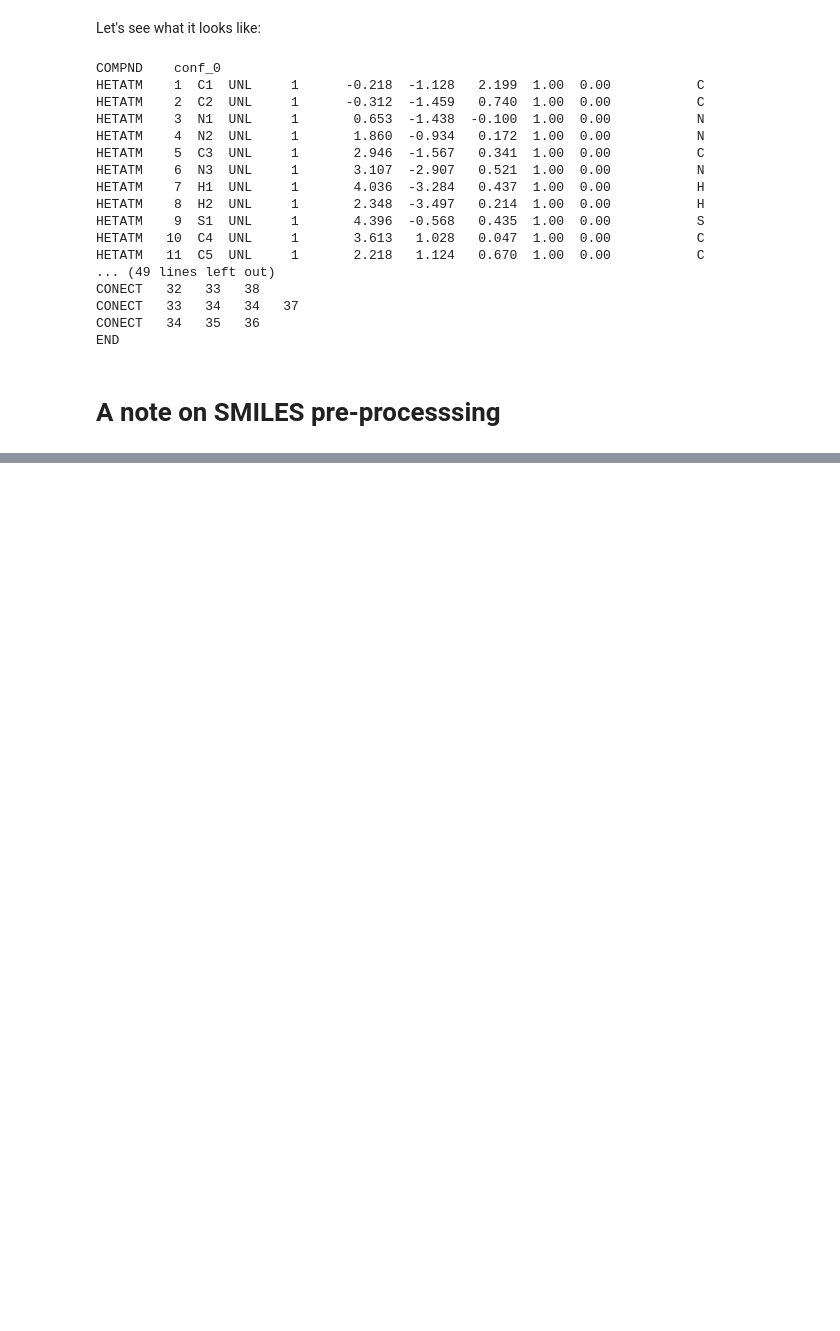
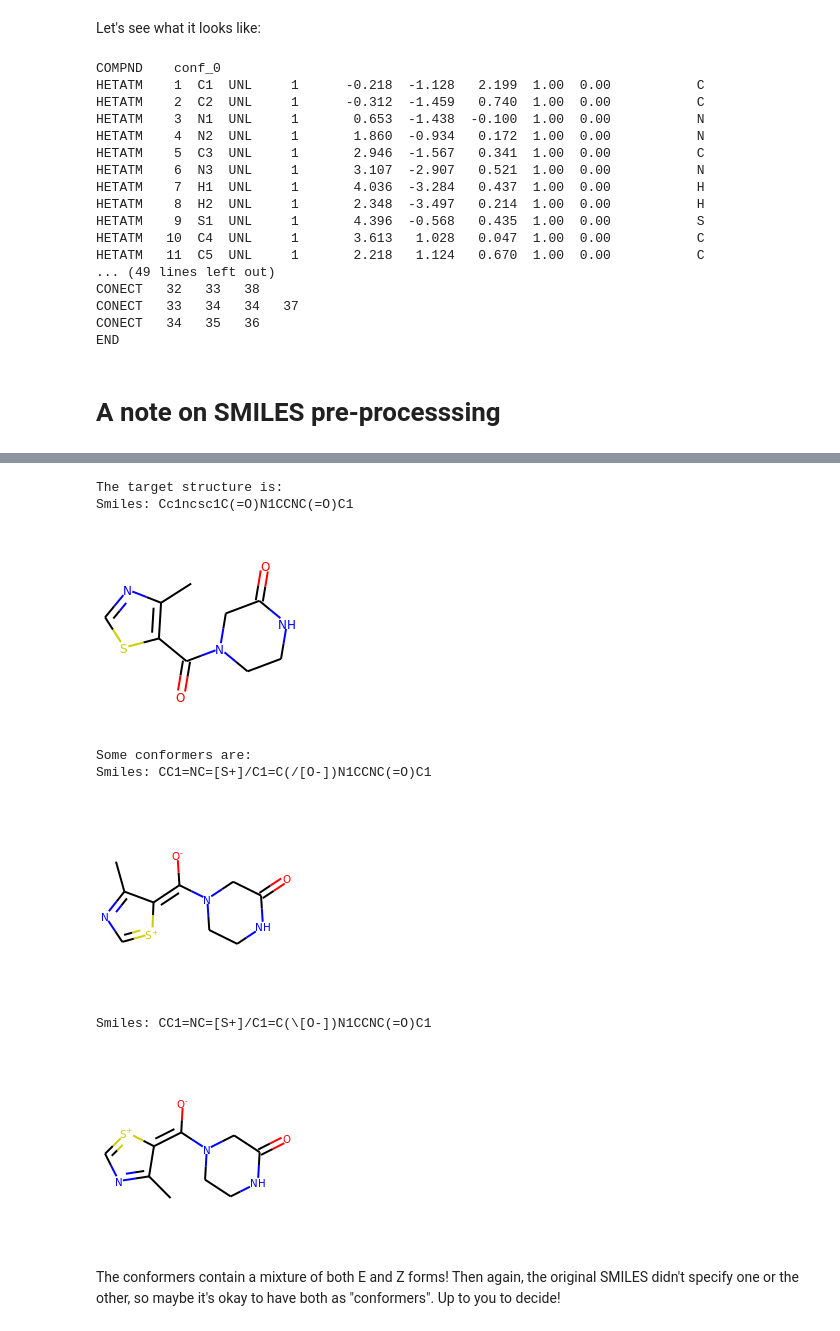
Before and after one commit to learningmatter-mit/geom, a Jupyter notebook: tutorials/02_loading_rdkit_mols.ipynb, the cells around one changed output, grey strips where cells are left out. Saved outputs shown, nothing was run; the diff lists cells and outputs as text; code cells hidden in the pictures; blank space fills up the shorter version.

Commit message:
Updated RDKit tutorial with a note reactivity

```diff
--- a/tutorials/02_loading_rdkit_mols.ipynb
+++ b/tutorials/02_loading_rdkit_mols.ipynb
@@ -169,6 +169,7 @@ from e3fp.pipeline import fprints_from_mol
 from matplotlib import pyplot as plt
 import numpy as np
 
+confs = sample_dic[sample_smiles]['conformers']
 
 for conf in confs:
     mol = conf['rd_mol']
@@ -523,0 +530,34 @@ If you want to compare the SMILES in our data to the SMILES in another dataset,
+# %%
+smiles = "Cc1ncsc1C(=O)N1CCNC(=O)C1"
+pickle_path = os.path.join(base_path, 'rdkit_folder', drugs_summ[smiles]['pickle_path'])
+with open(pickle_path, 'rb') as f:
+    pick = pickle.load(f)
+
+actual_smiles = []
+for conf in pick['conformers']:
+    mol = conf['rd_mol']
+    actual_smiles.append(Chem.MolToSmiles(
+        Chem.MolFromSmiles(Chem.MolToSmiles(mol))))
+actual_smiles = list(set(actual_smiles))
+
+print("The target structure is: ")
+mol = Chem.MolFromSmiles(smiles)
+print(f"Smiles: {smiles}")
+display(MolsToGridImage([mol]))
+
+print("Some conformers are:")
+for smiles in actual_smiles:
+    mol = Chem.MolFromSmiles(smiles)
+    print(f"Smiles: {smiles}")
+    display(MolsToGridImage([mol]))
+# %% [output]
+The target structure is:
+Smiles: Cc1ncsc1C(=O)N1CCNC(=O)C1
+[figure, added]
+Some conformers are:
+Smiles: CC1=NC=[S+]/C1=C(/[O-])N1CCNC(=O)C1
+[figure, added]
+Smiles: CC1=NC=[S+]/C1=C(\[O-])N1CCNC(=O)C1
+[figure, added]
+# %% [markdown]
+The conformers contain a mixture of both E and Z forms! Then again, the original SMILES didn't specify one or the other, so maybe it's okay to have both as "conformers". Up to you to decide!
```
Also changed, not shown: parts of 8 cells of this notebook.
